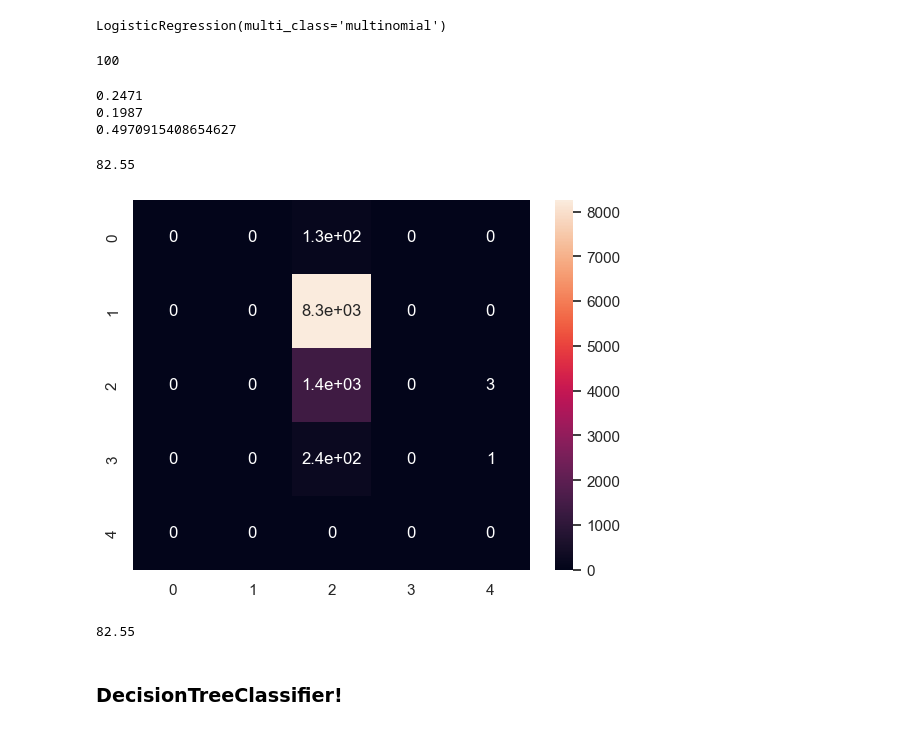
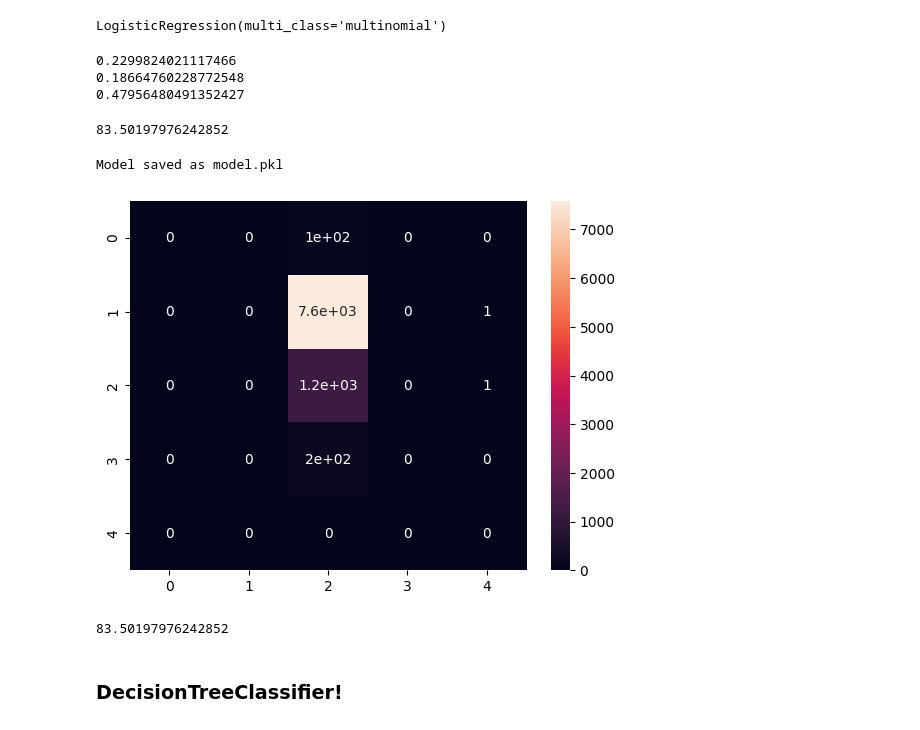
Before and after one commit to hackerx20/US_Accident-2016-2023-Analysis, a Jupyter notebook: US_Accident_Analysis.ipynb, the cells around one changed output. Saved outputs shown, nothing was run; the diff lists cells and outputs as text; code cells hidden in the pictures.

Commit message:
Added Predicting Features

```diff
--- a/US_Accident_Analysis.ipynb
+++ b/US_Accident_Analysis.ipynb
@@ -458,7 +396,7 @@ la.fit(df_data_handling["Weather_Condition"])
 # %% [output]
 LabelEncoder()
 # %%
-df_data_handling["Weather_Condition"] = la.transform(df_data_handling["Weather_Condition"])
+df_data_handling["Weather_Condition_numerical"] = la.transform(df_data_handling["Weather_Condition"])
 # %% [markdown]
 ### Encoding of Categorical Data Columns Done!
 # %%
@@ -535,10 +556,10 @@ plt.show()
 # %%
-q1 = df_data_handling["Precipitation(in)"].quantile(0.25)
-q3 = df_data_handling["Precipitation(in)"].quantile(0.75)
-iqr = q3 - q1
-min_value = q1 - 1.5 * iqr
-max_value = q3 + 1.5 * iqr
-new_df = df_data_handling[df_data_handling["Precipitation(in)"]<=max_value]
-df_data_handling = new_df[new_df["Precipitation(in)"]>=min_value]
-sns.boxplot(x="Precipitation(in)", data = df_data_handling)
-plt.show()
+# q1 = df_data_handling["Precipitation(in)"].quantile(0.25)
+# q3 = df_data_handling["Precipitation(in)"].quantile(0.75)
+# iqr = q3 - q1
+# min_value = q1 - 1.5 * iqr
+# max_value = q3 + 1.5 * iqr
+# new_df = df_data_handling[df_data_handling["Precipitation(in)"]<=max_value]
+# df_data_handling = new_df[new_df["Precipitation(in)"]>=min_value]
+# sns.boxplot(x="Precipitation(in)", data = df_data_handling)
+# plt.show()
@@ -570,6 +572,6 @@ sampled_df.drop(columns= ["Precipitation(in)", "Visibility(mi)"])
 # %%
-x = sampled_df.drop(columns="Severity")
-y = sampled_df["Severity"]
+x = df_data_handling.drop(columns="Severity")
+y = df_data_handling["Severity"]
 ss = StandardScaler()
 ss.fit(x)
 x = pd.DataFrame(ss.transform(x), columns=x.columns)
@@ -629,38 +626,45 @@ x_train, x_test, y_train, y_test = train_test_split(x,y,test_size=0.2, random_st
 # %%
-lr = LogisticRegression(multi_class="multinomial")
-lr.fit(x_train,y_train)
+model = LogisticRegression(multi_class="multinomial")
+model.fit(x_train,y_train)
 # %% [output]
 LogisticRegression(multi_class='multinomial')
 # %%
-# y_test
-lr.max_iter
+# lr.max_iter
-# %% [output]
-100
 # %%
-print(mean_squared_error(y_test, lr.predict(x_test)))
-print(mean_absolute_error(y_test, lr.predict(x_test)))
-print(root_mean_squared_error(y_test, lr.predict(x_test)))
+print(mean_squared_error(y_test, model.predict(x_test)))
+print(mean_absolute_error(y_test, model.predict(x_test)))
+print(root_mean_squared_error(y_test, model.predict(x_test)))
 # %% [output]
-0.2471
-0.1987
-0.4970915408654627
+0.2299824021117466
+0.18664760228772548
+0.47956480491352427
 # %%
-lr.score(x_test,y_test)*100
+model.score(x_test,y_test)*100 # Accuracy
 # %% [output]
-82.55
+83.50197976242852
+# %%
+import pickle
+
+# Save the model to a file
+with open("model.pkl", "wb") as file:
+    pickle.dump(model, file)
+
+print("Model saved as model.pkl")
+# %% [output]
+Model saved as model.pkl
 # %%
 # X_train, X_test, y_train, y_test = train_test_split(X, y, random_state=0)
-prd = lr.predict(x_test)
+prd = model.predict(x_test)
 # prd_adjusted = prd + 1
 cm = confusion_matrix(y_test-1, prd)
 sns.heatmap(cm, annot=True)
 plt.show()
 # %% [output]
-[figure, old version]
+[figure, new version]
 # %%
-accuracy_score(y_test, lr.predict(x_test))*100
+accuracy_score(y_test, model.predict(x_test))*100
 # %% [output]
-82.55
+83.50197976242852
 # %% [markdown]
 ### DecisionTreeClassifier!
 # %%
```
Also changed, not shown: parts of 76 cells of this notebook, 6 other files.
